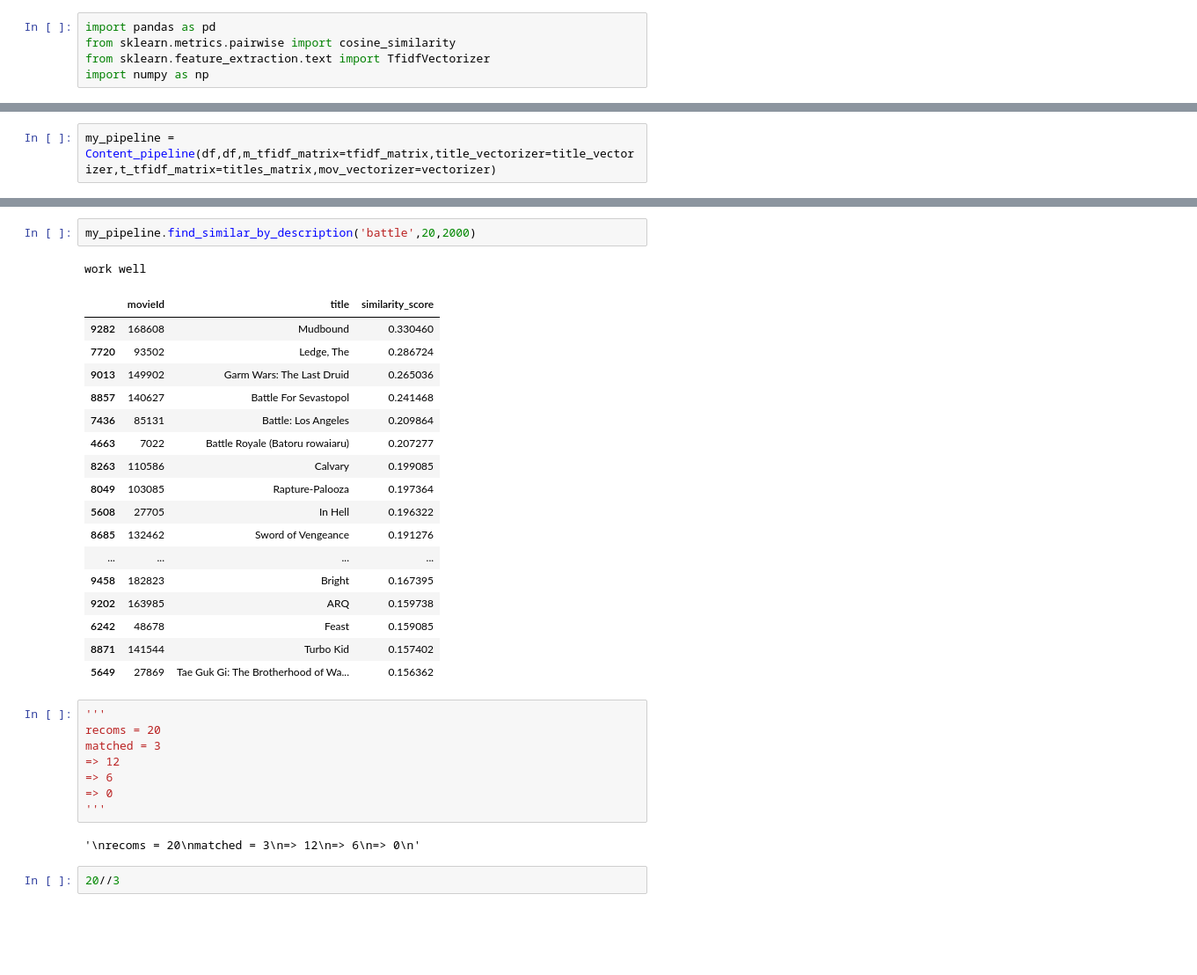
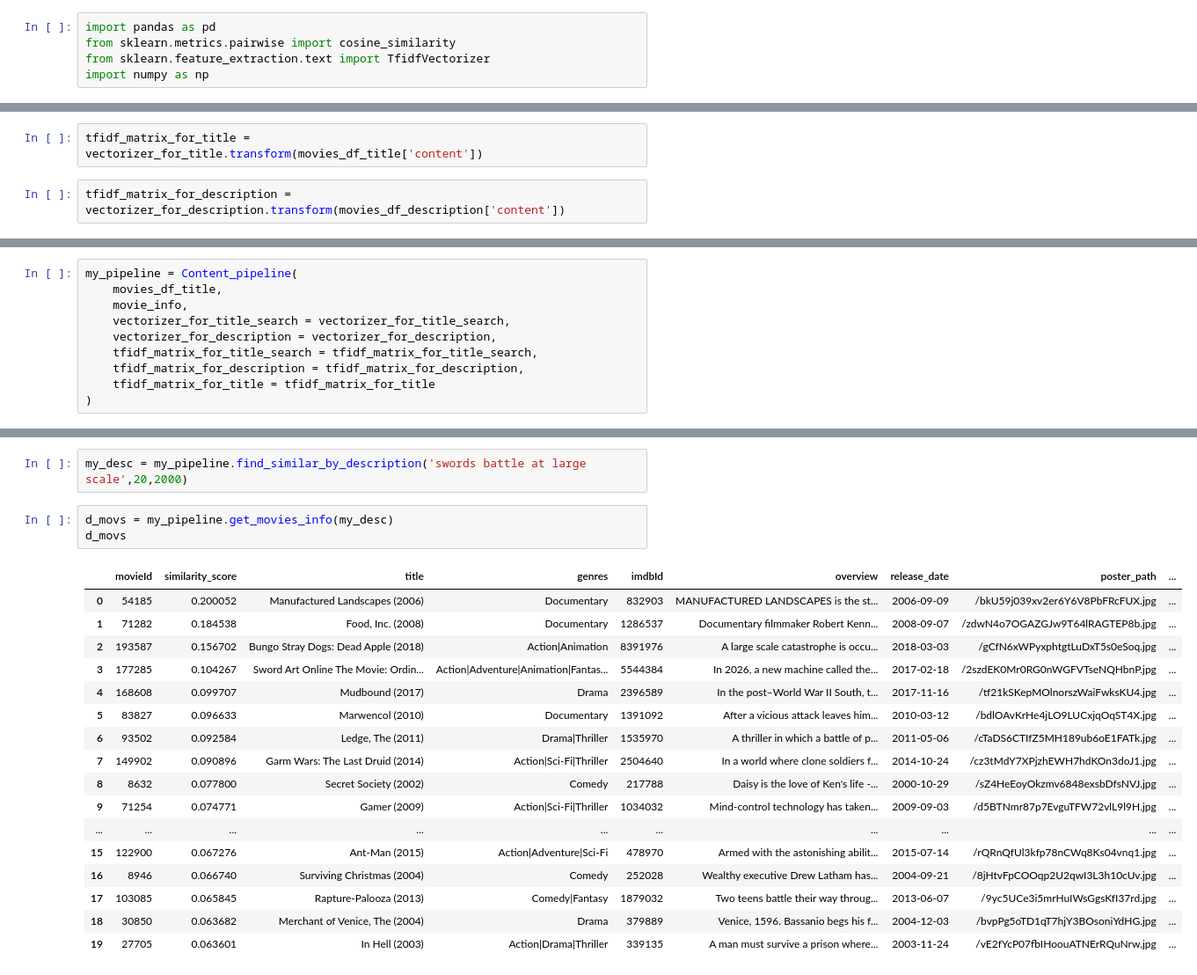
Before and after one commit to saadaliasghar1045-ops/Movie_recommender-Hybrid-, a Jupyter notebook: src/notebooks/content_model_training.ipynb, the cells around one changed output, grey strips where cells are left out. Shown at 88% size. Drawn from its saved outputs; the diff is of its cells as text; blank space fills up the shorter version.

Commit message:
pipeline prepared and tested

```diff
--- a/src/notebooks/content_model_training.ipynb
+++ b/src/notebooks/content_model_training.ipynb
@@ -70,3 +61,7 @@ array(['Harry Potter and the Prisoner of Azkaban',
+# %%
+tfidf_matrix_for_title = vectorizer_for_title.transform(movies_df_title['content'])
+# %%
+tfidf_matrix_for_description = vectorizer_for_description.transform(movies_df_description['content'])
 # %%
 class Content_pipeline :
 
@@ -205,2 +231,10 @@ class Content_pipeline :
 # %%
-my_pipeline = Content_pipeline(df,df,m_tfidf_matrix=tfidf_matrix,title_vectorizer=title_vectorizer,t_tfidf_matrix=titles_matrix,mov_vectorizer=vectorizer)
+my_pipeline = Content_pipeline(
+    movies_df_title,
+    movie_info,
+    vectorizer_for_title_search = vectorizer_for_title_search,
+    vectorizer_for_description = vectorizer_for_description,
+    tfidf_matrix_for_title_search = tfidf_matrix_for_title_search,
+    tfidf_matrix_for_description = tfidf_matrix_for_description,
+    tfidf_matrix_for_title = tfidf_matrix_for_title
+)
@@ -231,33 +269,23 @@ Eligible: (9519,)
 # %%
-my_pipeline.find_similar_by_description('battle',20,2000)
+my_desc = my_pipeline.find_similar_by_description('swords battle at large scale',20,2000)
-# %% [output]
-work well
-|  | movieId | title | similarity_score |
-| 9282 | 168608 | Mudbound | 0.330460 |
-| 7720 | 93502 | Ledge, The | 0.286724 |
-| 9013 | 149902 | Garm Wars: The Last Druid | 0.265036 |
-| 8857 | 140627 | Battle For Sevastopol | 0.241468 |
-| 7436 | 85131 | Battle: Los Angeles | 0.209864 |
-| 4663 | 7022 | Battle Royale (Batoru rowaiaru) | 0.207277 |
-| 8263 | 110586 | Calvary | 0.199085 |
-| 8049 | 103085 | Rapture-Palooza | 0.197364 |
-| 5608 | 27705 | In Hell | 0.196322 |
-| 8685 | 132462 | Sword of Vengeance | 0.191276 |
-| ... | ... | ... | ... |
-| 9458 | 182823 | Bright | 0.167395 |
-| 9202 | 163985 | ARQ | 0.159738 |
-| 6242 | 48678 | Feast | 0.159085 |
-| 8871 | 141544 | Turbo Kid | 0.157402 |
-| 5649 | 27869 | Tae Guk Gi: The Brotherhood of Wa... | 0.156362 |
-# %%
-'''
-recoms = 20
-matched = 3
-=> 12
-=> 6
-=> 0
-'''
-# %% [output]
-'\nrecoms = 20\nmatched = 3\n=> 12\n=> 6\n=> 0\n'
-# %%
-20//3
+# %%
+d_movs = my_pipeline.get_movies_info(my_desc)
+d_movs
+# %% [output]
+|  | movieId | similarity_score | title | genres | imdbId | overview | release_date | poster_path | ... |
+| 0 | 54185 | 0.200052 | Manufactured Landscapes (2006) | Documentary | 832903 | MANUFACTURED LANDSCAPES is the st... | 2006-09-09 | /bkU59j039xv2er6Y6V8PbFRcFUX.jpg | ... |
+| 1 | 71282 | 0.184538 | Food, Inc. (2008) | Documentary | 1286537 | Documentary filmmaker Robert Kenn... | 2008-09-07 | /zdwN4o7OGAZGJw9T64lRAGTEP8b.jpg | ... |
+| 2 | 193587 | 0.156702 | Bungo Stray Dogs: Dead Apple (2018) | Action|Animation | 8391976 | A large scale catastrophe is occu... | 2018-03-03 | /gCfN6xWPyxphtgtLuDxT5s0eSoq.jpg | ... |
+| 3 | 177285 | 0.104267 | Sword Art Online The Movie: Ordin... | Action|Adventure|Animation|Fantas... | 5544384 | In 2026, a new machine called the... | 2017-02-18 | /2szdEK0Mr0RG0nWGFVTseNQHbnP.jpg | ... |
+| 4 | 168608 | 0.099707 | Mudbound (2017) | Drama | 2396589 | In the post–World War II South, t... | 2017-11-16 | /tf21kSKepMOlnorszWaiFwksKU4.jpg | ... |
+| 5 | 83827 | 0.096633 | Marwencol (2010) | Documentary | 1391092 | After a vicious attack leaves him... | 2010-03-12 | /bdlOAvKrHe4jLO9LUCxjqOqST4X.jpg | ... |
+| 6 | 93502 | 0.092584 | Ledge, The (2011) | Drama|Thriller | 1535970 | A thriller in which a battle of p... | 2011-05-06 | /cTaDS6CTIfZ5MH189ub6oE1FATk.jpg | ... |
+| 7 | 149902 | 0.090896 | Garm Wars: The Last Druid (2014) | Action|Sci-Fi|Thriller | 2504640 | In a world where clone soldiers f... | 2014-10-24 | /cz3tMdY7XPjzhEWH7hdKOn3doJ1.jpg | ... |
+| 8 | 8632 | 0.077800 | Secret Society (2002) | Comedy | 217788 | Daisy is the love of Ken's life -... | 2000-10-29 | /sZ4HeEoyOkzmv6848exsbDfsNVJ.jpg | ... |
+| 9 | 71254 | 0.074771 | Gamer (2009) | Action|Sci-Fi|Thriller | 1034032 | Mind-control technology has taken... | 2009-09-03 | /d5BTNmr87p7EvguTFW72vlL9l9H.jpg | ... |
+| ... | ... | ... | ... | ... | ... | ... | ... | ... | ... |
+| 15 | 122900 | 0.067276 | Ant-Man (2015) | Action|Adventure|Sci-Fi | 478970 | Armed with the astonishing abilit... | 2015-07-14 | /rQRnQfUl3kfp78nCWq8Ks04vnq1.jpg | ... |
+| 16 | 8946 | 0.066740 | Surviving Christmas (2004) | Comedy | 252028 | Wealthy executive Drew Latham has... | 2004-09-21 | /8jHtvFpCOOqp2U2qwI3L3h10cUv.jpg | ... |
+| 17 | 103085 | 0.065845 | Rapture-Palooza (2013) | Comedy|Fantasy | 1879032 | Two teens battle their way throug... | 2013-06-07 | /9yc5UCe3i5mrHuIWsGgsKfI37rd.jpg | ... |
+| 18 | 30850 | 0.063682 | Merchant of Venice, The (2004) | Drama | 379889 | Venice, 1596. Bassanio begs his f... | 2004-12-03 | /bvpPg5oTD1qT7hjY3BOsoniYdHG.jpg | ... |
+| 19 | 27705 | 0.063601 | In Hell (2003) | Action|Drama|Thriller | 339135 | A man must survive a prison where... | 2003-11-24 | /vE2fYcP07fbIHoouATNErRQuNrw.jpg | ... |
```
Also changed, not shown: parts of 14 cells of this notebook, 6 other files.
